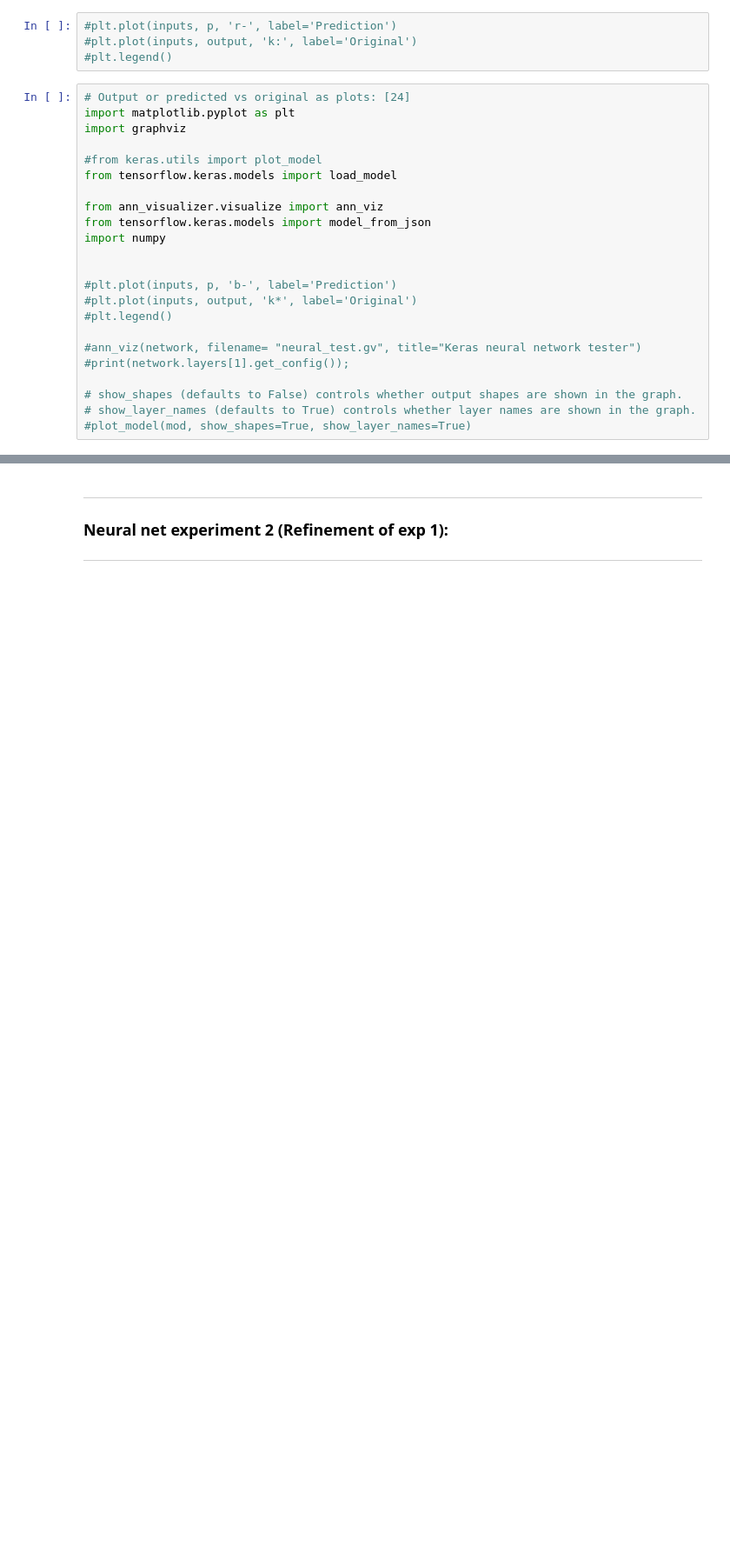
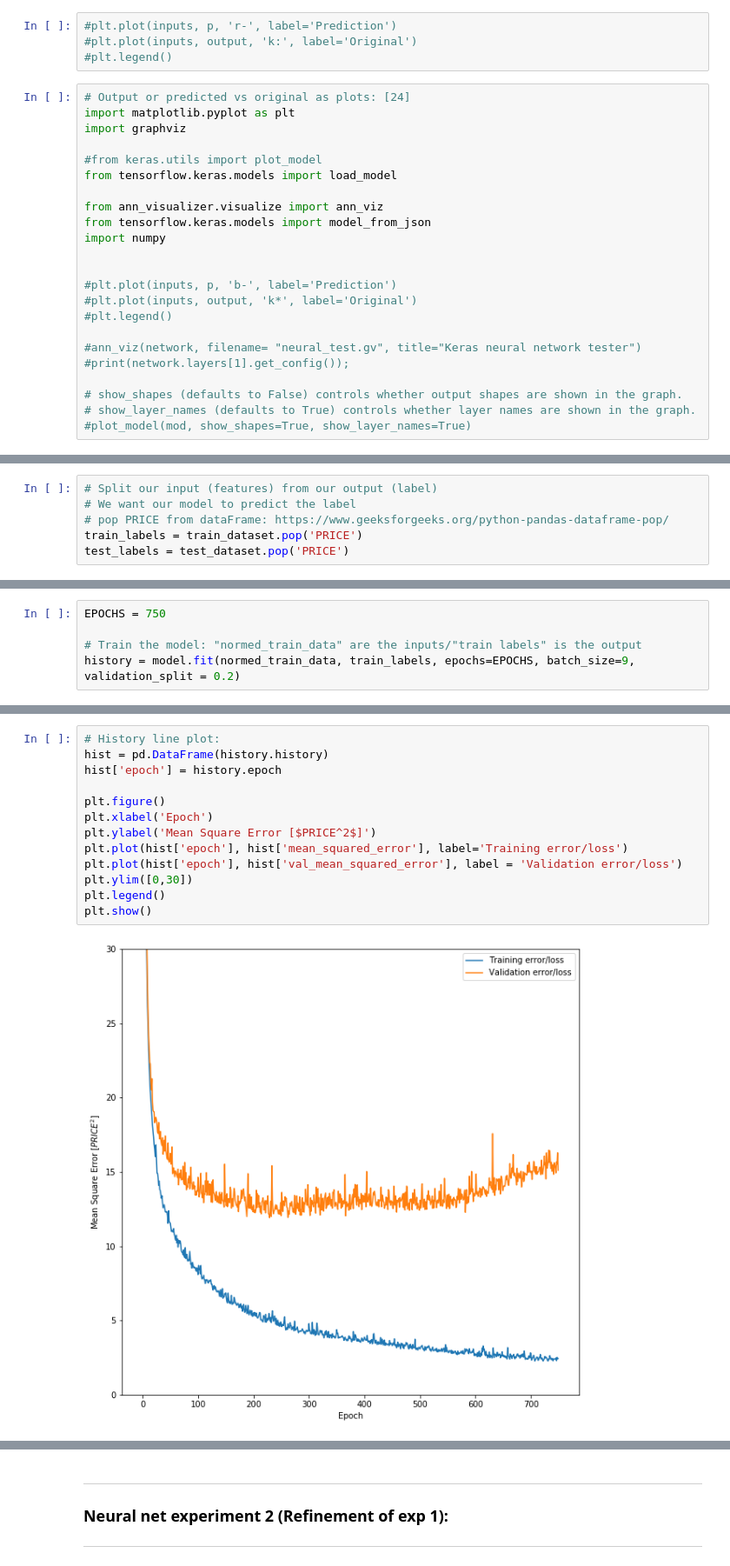
Before and after one commit to Datagatherer2357/Machine-Learning-and-Statistics-2019-Assessment, a Jupyter notebook: Machine-Learning-and-Statistics-2019-Assessment.ipynb, the cells around one changed output, grey strips where cells are left out. Shown at 87% size. Drawn from its saved outputs; the diff is of its cells as text; blank space fills up the shorter version.

```diff
--- a/Machine-Learning-and-Statistics-2019-Assessment.ipynb
+++ b/Machine-Learning-and-Statistics-2019-Assessment.ipynb
@@ -1115,0 +1244,6 @@ import numpy
+# %%
+# Split our input (features) from our output (label)
+# We want our model to predict the label
+# pop PRICE from dataFrame: https://www.geeksforgeeks.org/python-pandas-dataframe-pop/
+train_labels = train_dataset.pop('PRICE')
+test_labels = test_dataset.pop('PRICE')
@@ -1115,0 +1328,5 @@ import numpy
+# %%
+EPOCHS = 750
+
+# Train the model: "normed_train_data" are the inputs/"train labels" is the output
+history = model.fit(normed_train_data, train_labels, epochs=EPOCHS, batch_size=9, validation_split = 0.2)
@@ -1115,0 +1362,15 @@ import numpy
+# %%
+# History line plot:
+hist = pd.DataFrame(history.history)
+hist['epoch'] = history.epoch
+
+plt.figure()
+plt.xlabel('Epoch')
+plt.ylabel('Mean Square Error [$PRICE^2$]')
+plt.plot(hist['epoch'], hist['mean_squared_error'], label='Training error/loss')
+plt.plot(hist['epoch'], hist['val_mean_squared_error'], label = 'Validation error/loss')
+plt.ylim([0,30])
+plt.legend()
+plt.show()
+# %% [output]
+[figure, added]
```
Also changed, not shown: parts of 22 cells of this notebook.
